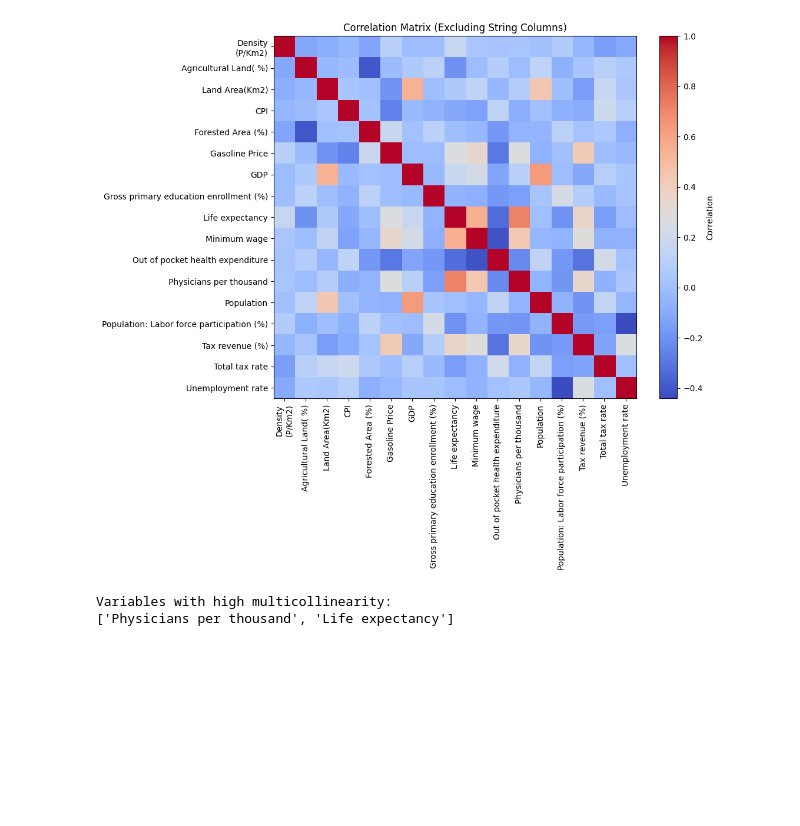
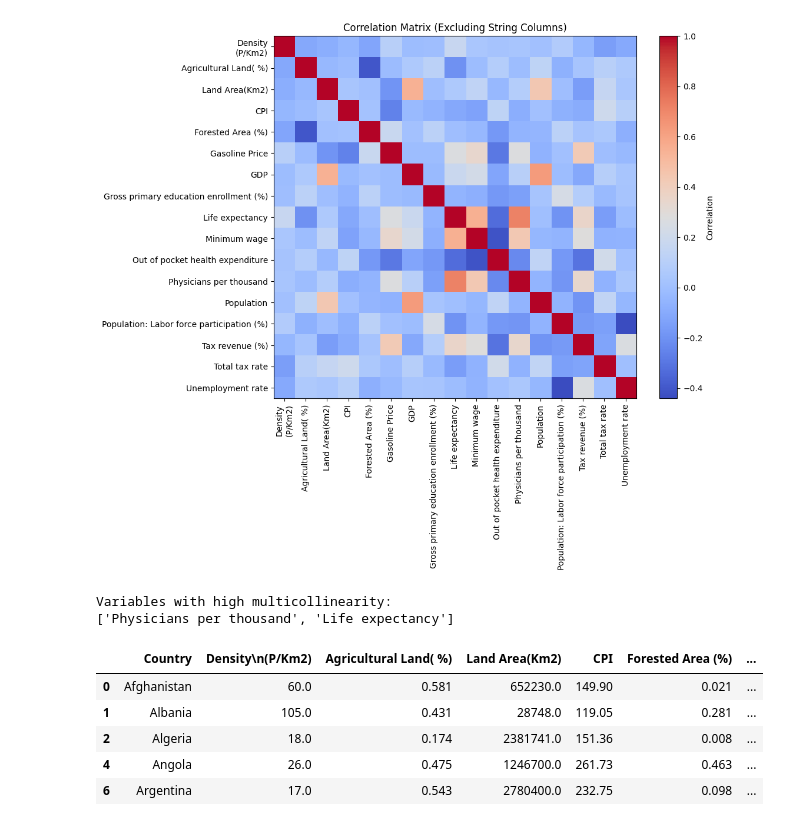
Before and after one commit to KacperWro/DataAnalysisCA, a Jupyter notebook: main.ipynb, the cells around one changed output. Cells and saved outputs as stored; diff of their text form; code cells hidden in the pictures; blank space fills up the shorter version.

Commit message:
Rename columns for better context of values

```diff
--- a/main.ipynb
+++ b/main.ipynb
@@ -366,3 +366,21 @@ get_corr_matrix()
 [figure]
 Variables with high multicollinearity:
 ['Physicians per thousand', 'Life expectancy']
+# %%
+world_data.rename(columns={'CPI': 'Consumer Price Index'}, inplace=True)
+world_data.rename(columns={'Gasoline Price': 'Gasoline Price ($)'}, inplace=True)
+world_data.rename(columns={'GDP': 'GDP ($)'}, inplace=True)
+world_data.rename(columns={'Minimum wage': 'Minimum wage ($)'}, inplace=True)
+world_data.rename(columns={'Out of pocket health expenditure': 'Out of pocket health expenditure (%)'}, inplace=True)
+world_data.rename(columns={'Total tax rate': 'Total tax rate (%)'}, inplace=True)
+world_data.rename(columns={'Unemployment rate': 'Unemployment rate (%)'}, inplace=True)
+
+with pd.option_context('display.max_rows', None, 'display.max_columns', None):
+    display(world_data.head())
+# %% [output]
+|  | Country | Density\n(P/Km2) | Agricultural Land( %) | Land Area(Km2) | CPI | Forested Area (%) | ... |
+| 0 | Afghanistan | 60.0 | 0.581 | 652230.0 | 149.90 | 0.021 | ... |
+| 1 | Albania | 105.0 | 0.431 | 28748.0 | 119.05 | 0.281 | ... |
+| 2 | Algeria | 18.0 | 0.174 | 2381741.0 | 151.36 | 0.008 | ... |
+| 4 | Angola | 26.0 | 0.475 | 1246700.0 | 261.73 | 0.463 | ... |
+| 6 | Argentina | 17.0 | 0.543 | 2780400.0 | 232.75 | 0.098 | ... |
```
